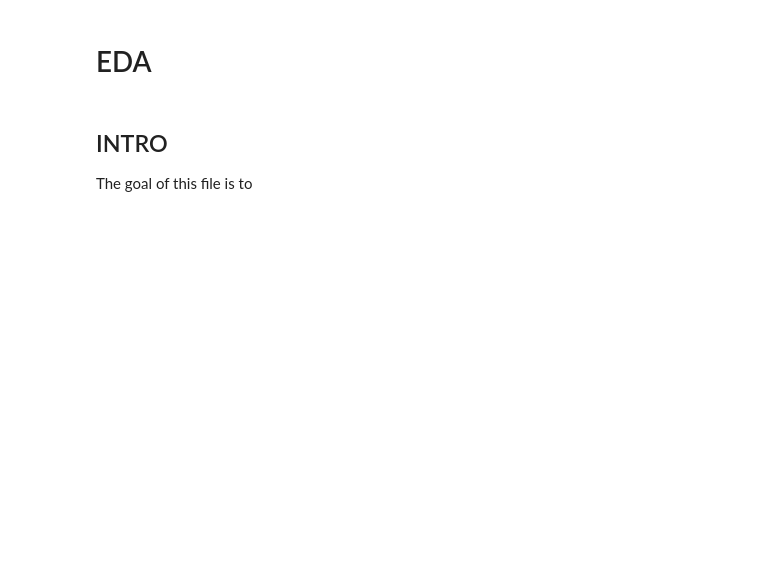
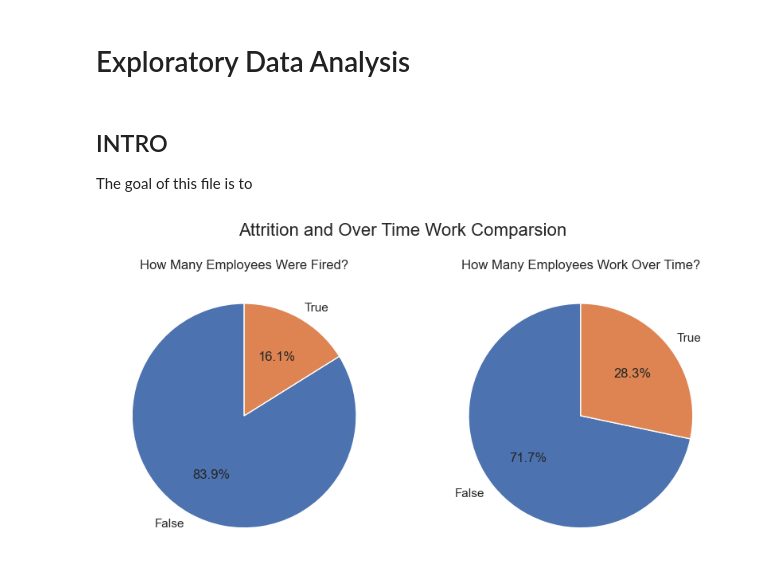
Before and after one commit to matbochenek42/Python-Analysis-of-Employee-Attrition-and-Performance, a Jupyter notebook: 2_EDA.ipynb, the cells around one changed output. Saved outputs shown, nothing was run; the diff lists cells and outputs as text; code cells hidden in the pictures; blank space fills up the shorter version.

```diff
--- a/2_EDA.ipynb
+++ b/2_EDA.ipynb
@@ -1,5 +1,5 @@
 # %% [markdown]
-# EDA
+# Exploratory Data Analysis
 # %% [markdown]
 ## INTRO
 
@@ -13,7 +13,7 @@ from pathlib import Path
 USER_PATH = Path(r"C:\Users\Mateusz\Desktop\ZBIORCZE\TECH\ANALIZA DANYCH\Python\Projekty MB")
 
 
-df_path = USER_PATH / "Python Analysis of Employee Attrition & Performance" / "dataframe.csv"
+df_path = USER_PATH / "Python Analysis of Employee Attrition and Performance" / "dataframe.csv"
 # %%
 import pandas as pd
 import matplotlib.pyplot as plt
@@ -20,5 +21,24 @@ import matplotlib.pyplot as plt
 
 df=pd.read_csv(df_path)
+# %%
+sns.set_theme(style='ticks')
+# %%
+dict_column = {
+    'Attrition': 'How Many Employees Were Fired?',
+    'OverTime': 'How Many Employees Work Over Time?'
+}
+
+fig, ax = plt.subplots(1, 2)
+fig.set_size_inches((10, 5))
+
+for i, (column, title) in enumerate(dict_column.items()):
+    ax[i].pie(df[column].value_counts(), labels=['False', 'True'], autopct='%1.1f%%', startangle=90)
+    ax[i].set_title(title)
+
+plt.suptitle('Attrition and Over Time Work Comparsion', fontsize=16)
+plt.show()
+# %% [output]
+[figure, added]
 # %%
 df.sample(3)
 # %% [output]
```
Also changed, not shown: parts of 2 cells of this notebook.
